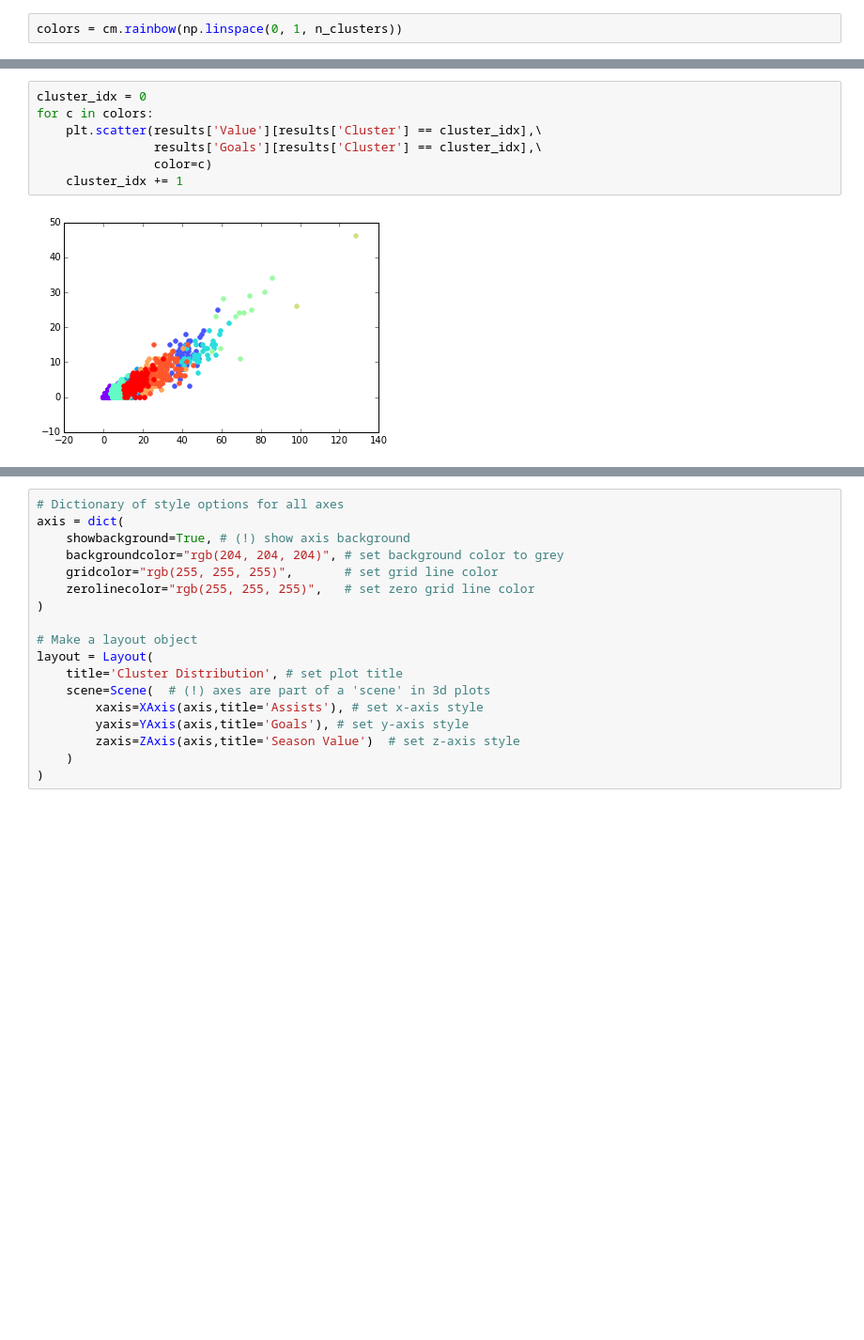
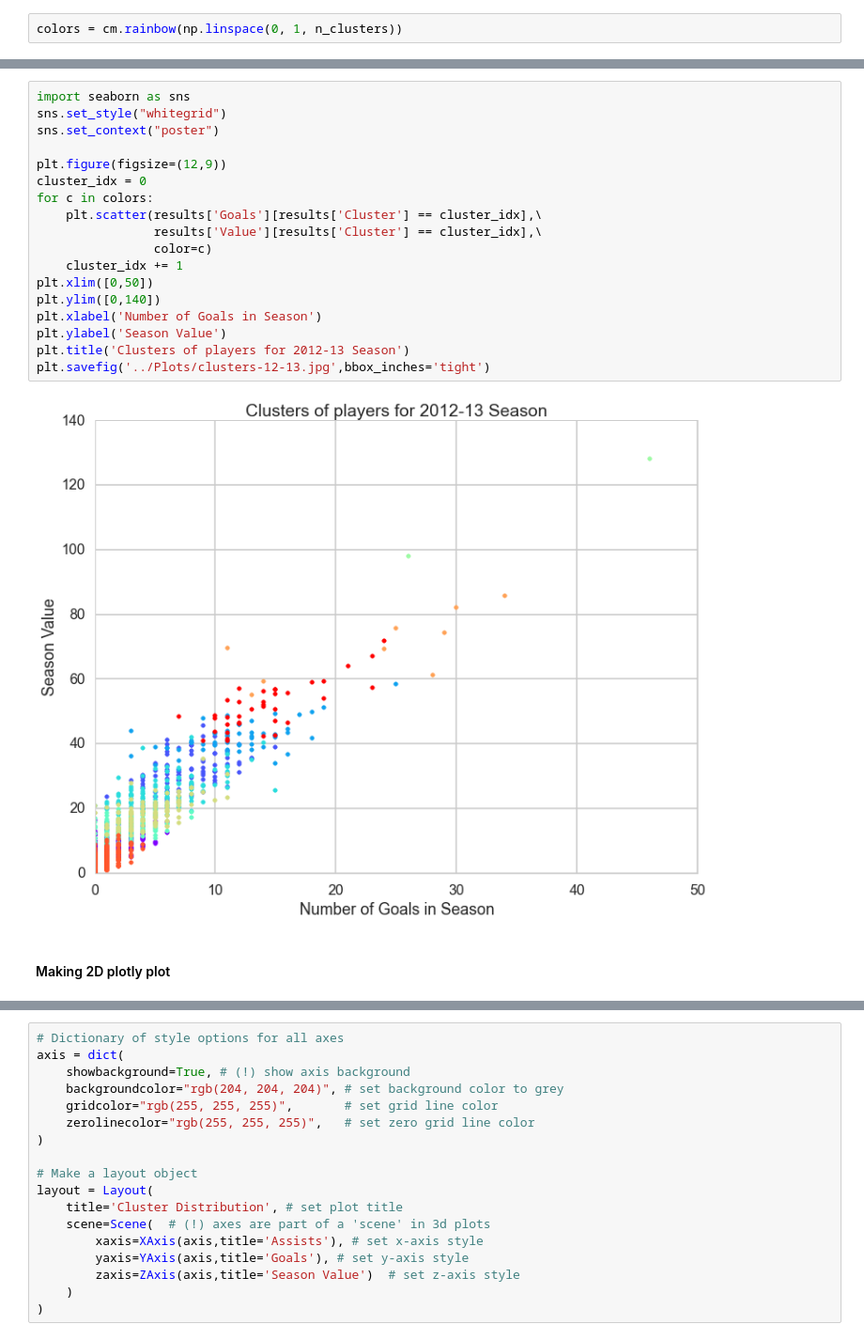
Before and after one commit to cs109-FIFA/cs109-FIFA, a Jupyter notebook: Analysis/clustering-test-notebook.ipynb, the cells around one changed output, grey strips where cells are left out. Shown: that part at 94% size. Drawn from its saved outputs; the diff is of its cells as text; blank space fills up the shorter version.

```diff
--- a/Analysis/clustering-test-notebook.ipynb
+++ b/Analysis/clustering-test-notebook.ipynb
@@ -146,9 +131,22 @@ for c in colors:
-# %%
-cluster_idx = 0
-for c in colors:
-    plt.scatter(results['Value'][results['Cluster'] == cluster_idx],\
-                results['Goals'][results['Cluster'] == cluster_idx],\
-                color=c)
-    cluster_idx += 1
-# %% [output]
-[figure, removed]
+# %%
+import seaborn as sns
+sns.set_style("whitegrid")
+sns.set_context("poster")
+
+plt.figure(figsize=(12,9))
+cluster_idx = 0
+for c in colors:
+    plt.scatter(results['Goals'][results['Cluster'] == cluster_idx],\
+                results['Value'][results['Cluster'] == cluster_idx],\
+                color=c)
+    cluster_idx += 1
+plt.xlim([0,50])
+plt.ylim([0,140])
+plt.xlabel('Number of Goals in Season')
+plt.ylabel('Season Value')
+plt.title('Clusters of players for 2012-13 Season')
+plt.savefig('../Plots/clusters-12-13.jpg',bbox_inches='tight')
+# %% [output]
+[figure, added]
+# %% [markdown]
+#### Making 2D plotly plot
```
Also changed, not shown: parts of 14 cells of this notebook, 4 other files.
